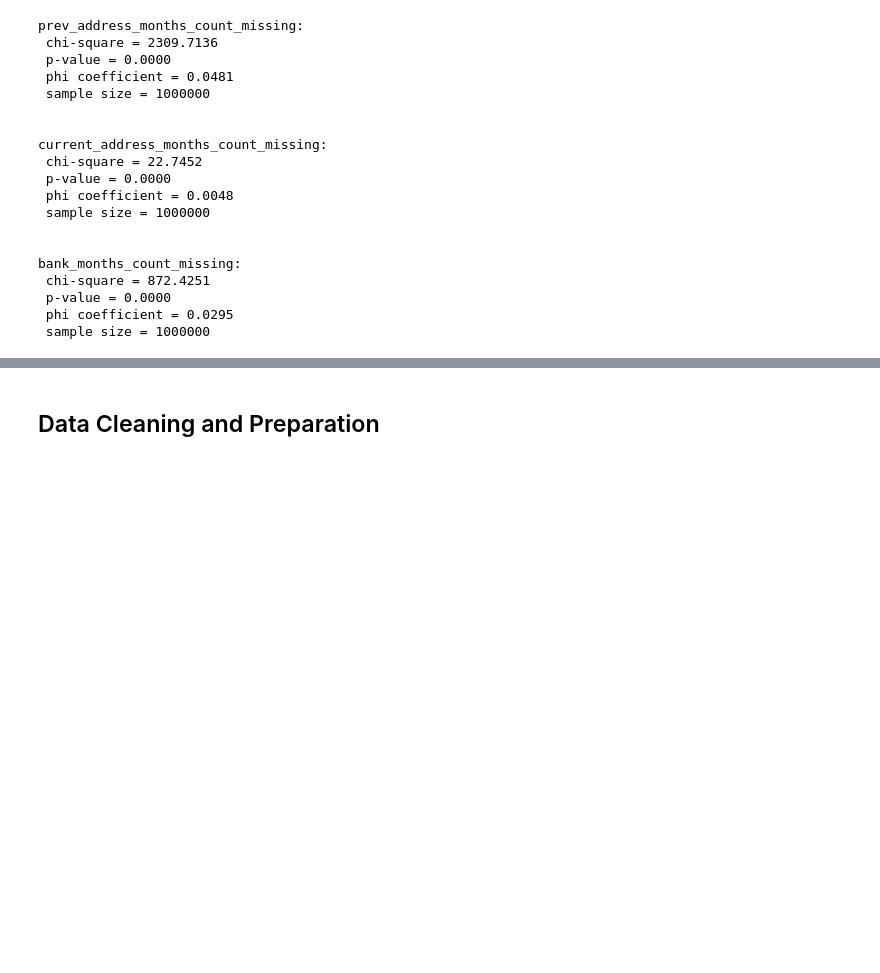
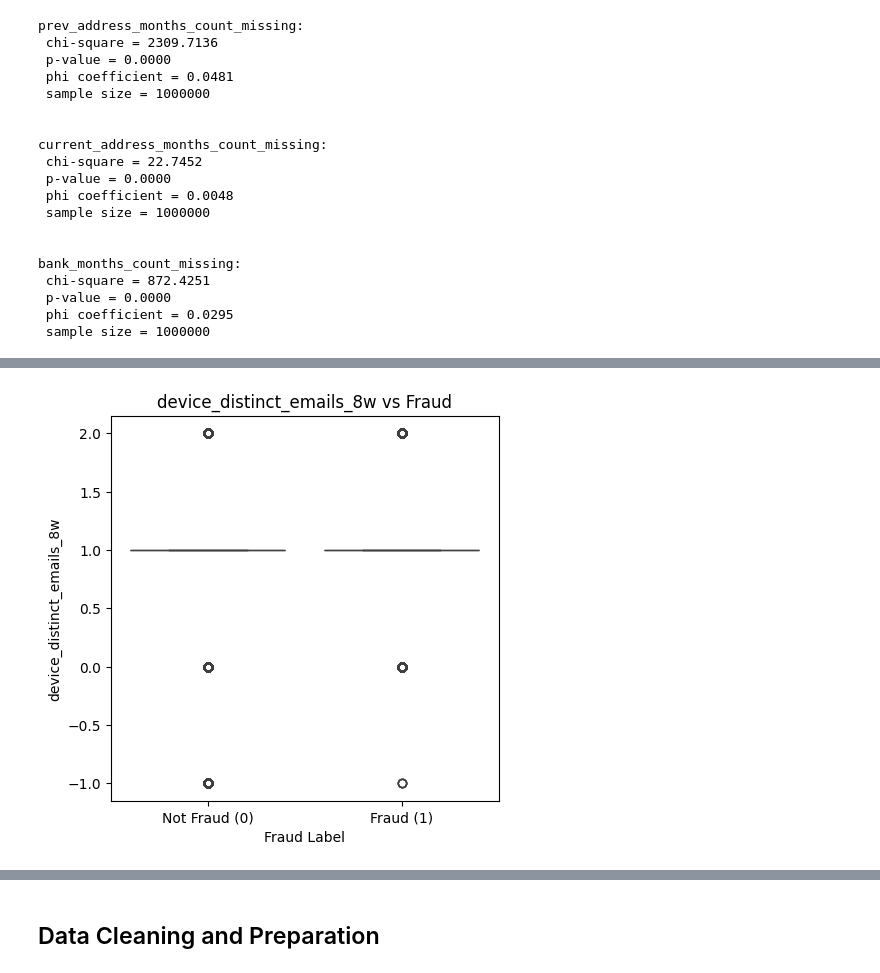
Before and after one commit to mrlizhaozhi/application-fraud-bank-account-opening, a Jupyter notebook: Feedzai Fraud Detection Analytics and Modelling.ipynb, the cells around one changed output, grey strips where cells are left out. Cells and saved outputs as stored; diff of their text form; code cells hidden in the pictures; blank space fills up the shorter version.

```diff
--- a/Feedzai Fraud Detection Analytics and Modelling.ipynb
+++ b/Feedzai Fraud Detection Analytics and Modelling.ipynb
@@ -351,0 +431,5 @@ plt.show()
+# %%
+# device_distinct_emails_8w
+boxploter(base_original, "fraud_bool", "device_distinct_emails_8w")
+# %% [output]
+[figure, added]
```
Also changed, not shown: parts of 30 cells of this notebook.
